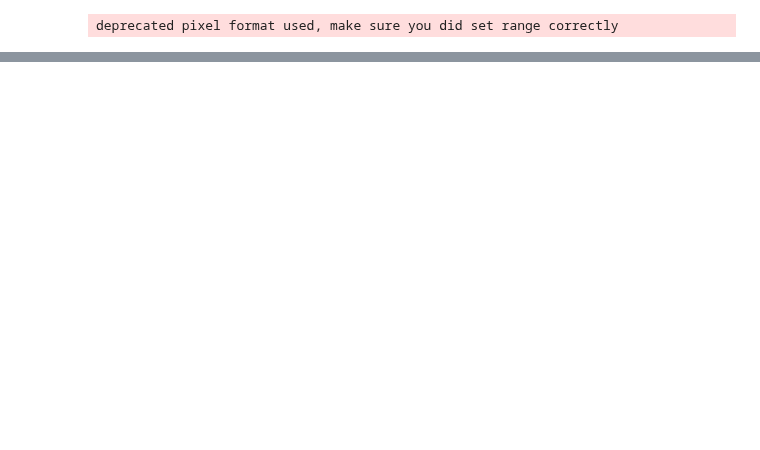
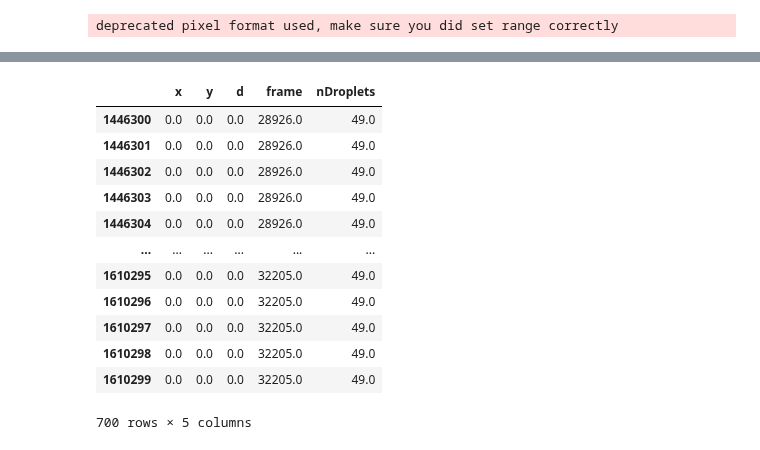
Before and after one commit to skandiz/MasterThesis, a Jupyter notebook: tracking/hough_trajTracking.ipynb, the cells around one changed output, grey strips where cells are left out. Drawn from its saved outputs; the diff is of its cells as text; code cells hidden in the pictures; blank space fills up the shorter version.

```diff
--- a/tracking/hough_trajTracking.ipynb
+++ b/tracking/hough_trajTracking.ipynb
@@ -241,0 +487,17 @@ print(f"Percentage of error: {len(err_frames)}/{len(frames)}")
+# %%
+# replace
+test = a.hough_df.
+# %% [output]
+|  | x | y | d | frame | nDroplets |
+| 1446300 | 0.0 | 0.0 | 0.0 | 28926.0 | 49.0 |
+| 1446301 | 0.0 | 0.0 | 0.0 | 28926.0 | 49.0 |
+| 1446302 | 0.0 | 0.0 | 0.0 | 28926.0 | 49.0 |
+| 1446303 | 0.0 | 0.0 | 0.0 | 28926.0 | 49.0 |
+| 1446304 | 0.0 | 0.0 | 0.0 | 28926.0 | 49.0 |
+| ... | ... | ... | ... | ... | ... |
+| 1610295 | 0.0 | 0.0 | 0.0 | 32205.0 | 49.0 |
+| 1610296 | 0.0 | 0.0 | 0.0 | 32205.0 | 49.0 |
+| 1610297 | 0.0 | 0.0 | 0.0 | 32205.0 | 49.0 |
+| 1610298 | 0.0 | 0.0 | 0.0 | 32205.0 | 49.0 |
+| 1610299 | 0.0 | 0.0 | 0.0 | 32205.0 | 49.0 |
+700 rows × 5 columns
```
Also changed, not shown: parts of 20 cells of this notebook, 5 other files.
